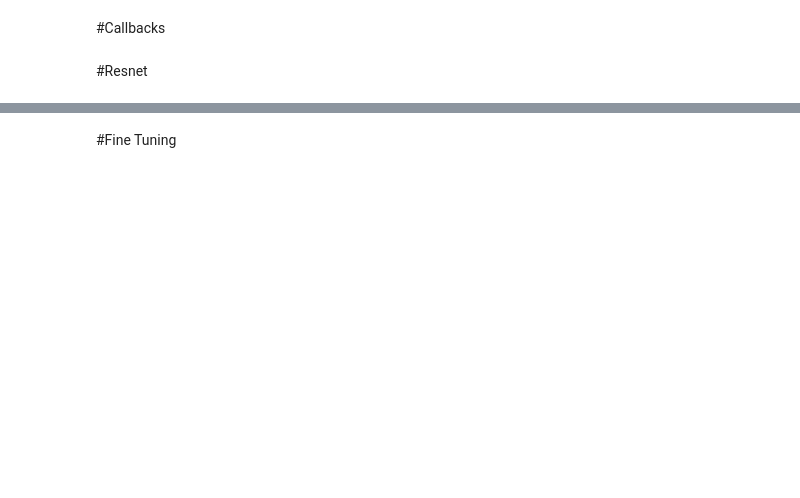
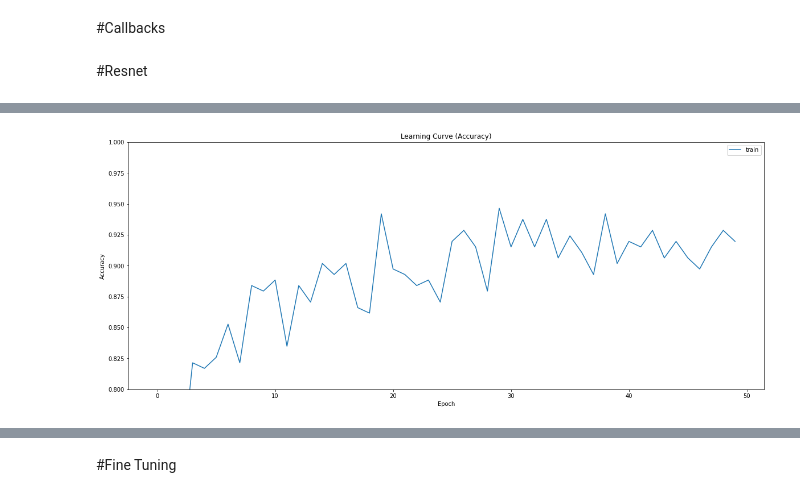
Before and after one commit to ZahraDehghanian97/pneumonia_diagnosis, a Jupyter notebook: pneumonia_diagnosis.ipynb, the cells around one changed output, grey strips where cells are left out. Cells and saved outputs as stored; diff of their text form; code cells hidden in the pictures; blank space fills up the shorter version.

```diff
--- a/pneumonia_diagnosis.ipynb
+++ b/pneumonia_diagnosis.ipynb
@@ -349,13 +299,15 @@ plt.show()
 # %%
 fig, ax = plt.subplots(figsize=(20,8))
 sns.lineplot(x = history.epoch, y = history.history['binary_accuracy'])
-sns.lineplot(x = history.epoch, y = history.history['val_binary_accuracy'])
+# sns.lineplot(x = history.epoch, y = history.history['val_binary_accuracy'])
 ax.set_title('Learning Curve (Accuracy)')
 ax.set_ylabel('Accuracy')
 ax.set_xlabel('Epoch')
 ax.set_ylim(0.80, 1.0)
 ax.legend(['train', 'val'], loc='best')
 plt.show()
+# %% [output]
+[figure, added]
 # %%
 score = model_pretrained.evaluate(ds_val, steps = len(val_df)/BATCH, verbose = 0)
 print('Val loss:', score[0])
```
Also changed, not shown: parts of 51 cells of this notebook.
